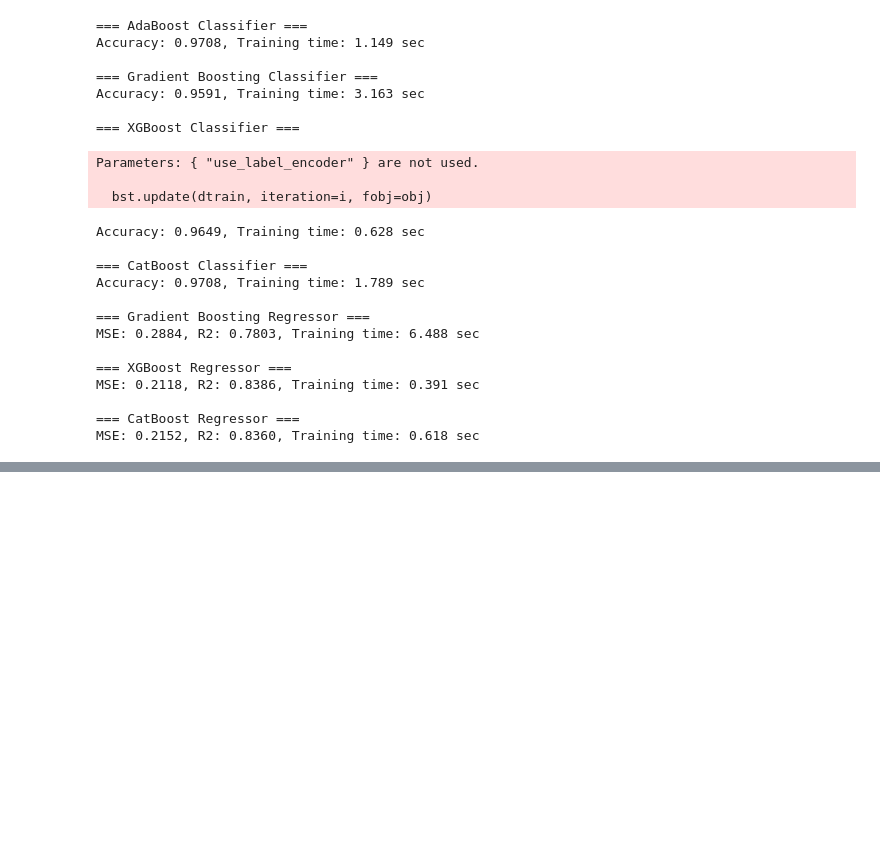
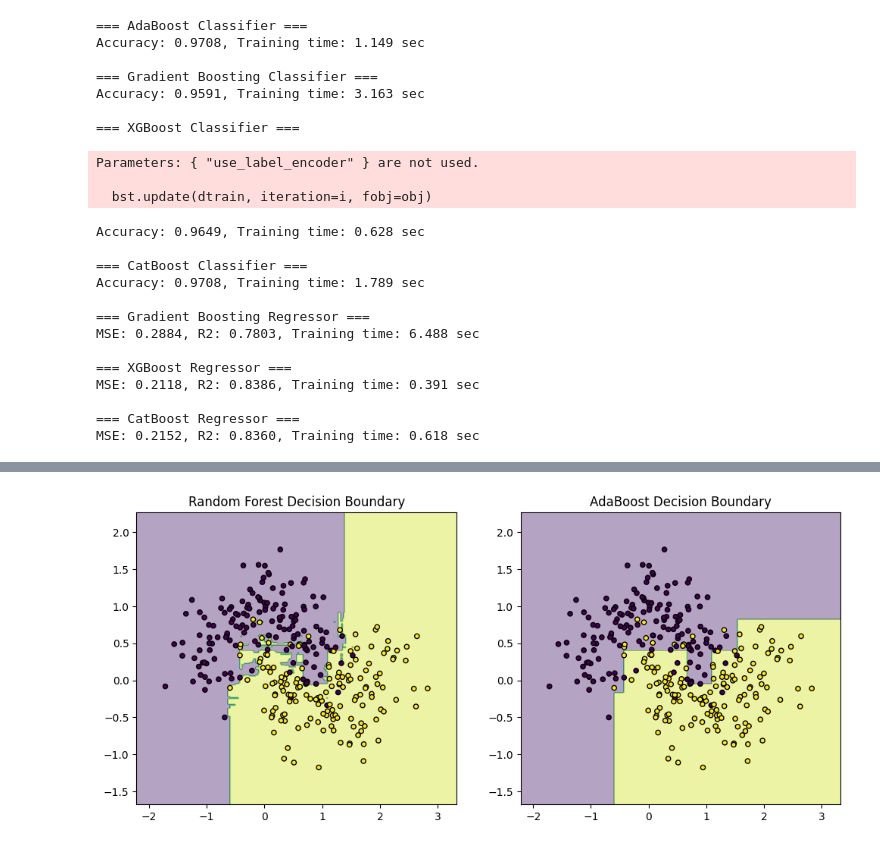
Before and after one commit to srichandana498/ML, a Jupyter notebook: WEEK_8_ENSEMBLE_LEARNING.ipynb, the cells around one changed output, grey strips where cells are left out. Drawn from its saved outputs; the diff is of its cells as text; code cells hidden in the pictures; blank space fills up the shorter version.

```diff
--- a/WEEK_8_ENSEMBLE_LEARNING.ipynb
+++ b/WEEK_8_ENSEMBLE_LEARNING.ipynb
@@ -717,0 +860,99 @@ print("""
+# %%
+# 8
+# 1 Visualize decision boundaries of ensemble models.
+import numpy as np
+import matplotlib.pyplot as plt
+from sklearn.datasets import make_moons
+from sklearn.ensemble import RandomForestClassifier, AdaBoostClassifier
+from sklearn.tree import DecisionTreeClassifier
+
+# Generate dataset (2 features for easy plotting)
+X, y = make_moons(n_samples=300, noise=0.3, random_state=42)
+
+# Train models
+rf = RandomForestClassifier(n_estimators=50, random_state=42)
+ada = AdaBoostClassifier(n_estimators=50, random_state=42)
+
+rf.fit(X, y)
+ada.fit(X, y)
+
+# Plot decision boundaries
+def plot_decision_boundary(clf, X, y, ax, title):
+    x_min, x_max = X[:, 0].min() - .5, X[:, 0].max() + .5
+    y_min, y_max = X[:, 1].min() - .5, X[:, 1].max() + .5
+    xx, yy = np.meshgrid(np.linspace(x_min, x_max, 300),
+                         np.linspace(y_min, y_max, 300))
+    Z = clf.predict(np.c_[xx.ravel(), yy.ravel()]).reshape(xx.shape)
+
+    ax.contourf(xx, yy, Z, alpha=0.4)
+    ax.scatter(X[:, 0], X[:, 1], c=y, edgecolor='k', s=20)
+    ax.set_title(title)
+
+fig, axes = plt.subplots(1, 2, figsize=(12, 5))
+plot_decision_boundary(rf, X, y, axes[0], "Random Forest Decision Boundary")
+plot_decision_boundary(ada, X, y, axes[1], "AdaBoost Decision Boundary")
+plt.show()
+
+# 2 Compare ensemble performance under noisy or missing data.
+from sklearn.impute import SimpleImputer
+from sklearn.metrics import accuracy_score
+from sklearn.model_selection import train_test_split
+
+# Add noise to dataset
+rng = np.random.RandomState(42)
+noise = rng.normal(0, 0.5, X.shape)
+X_noisy = X + noise
+
+# Introduce missing values (set 10% randomly to NaN)
+missing_mask = rng.rand(*X_noisy.shape) < 0.1
+X_missing = X_noisy.copy()
+X_missing[missing_mask] = np.nan
+
+# Impute missing values with mean
+imputer = SimpleImputer(strategy='mean')
+X_imputed = imputer.fit_transform(X_missing)
+
+# Split into train/test
+X_train, X_test, y_train, y_test = train_test_split(X_imputed, y, test_size=0.3, random_state=42)
+
+# Train models on noisy + missing data
+rf = RandomForestClassifier(n_estimators=50, random_state=42)
+ada = AdaBoostClassifier(n_estimators=50, random_state=42)
+
+rf.fit(X_train, y_train)
+ada.fit(X_train, y_train)
+
+# Predictions & accuracy
+rf_acc = accuracy_score(y_test, rf.predict(X_test))
+ada_acc = accuracy_score(y_test, ada.predict(X_test))
+
+print(f"Random Forest Accuracy with Noisy+Missing Data: {rf_acc:.4f}")
+print(f"AdaBoost Accuracy with Noisy+Missing Data: {ada_acc:.4f}")
+
+# 3 Analyze feature importance across different ensemble algorithms.
+
+features = ['Feature 1', 'Feature 2']
+
+rf.fit(X, y)
+ada.fit(X, y)
+
+# AdaBoost feature importances
+ada_importances = ada.feature_importances_
+rf_importances = rf.feature_importances_
+
+x_pos = np.arange(len(features))
+width = 0.35
+
+fig, ax = plt.subplots(figsize=(8,5))
+ax.bar(x_pos - width/2, rf_importances, width, label='Random Forest')
+ax.bar(x_pos + width/2, ada_importances, width, label='AdaBoost')
+
+ax.set_xticks(x_pos)
+ax.set_xticklabels(features)
+ax.set_ylabel('Feature Importance')
+ax.set_title('Feature Importance Comparison')
+ax.legend()
+
+plt.show()
+# %% [output]
+[figure, added]
```
Also changed, not shown: parts of 15 cells of this notebook.
